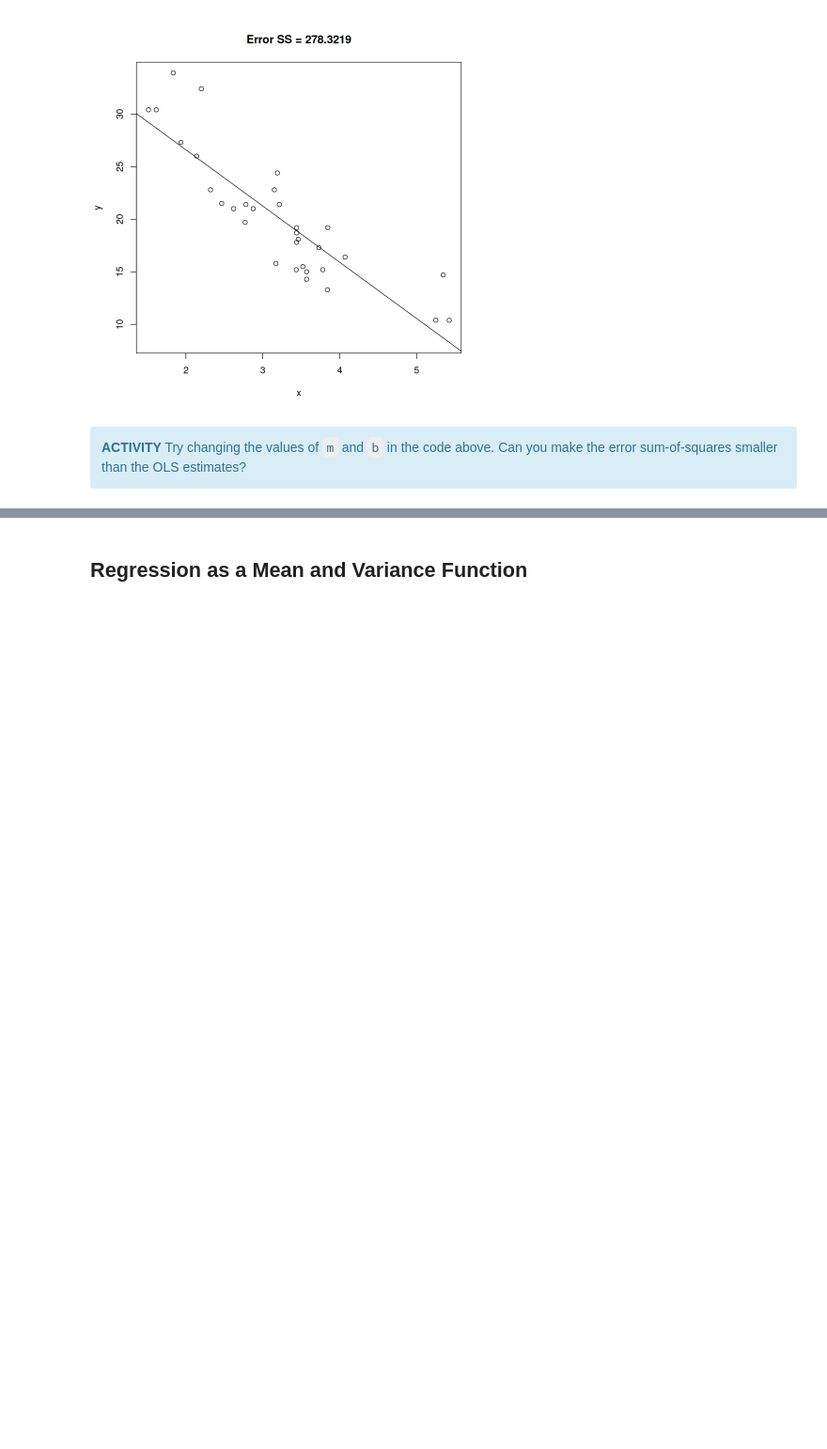
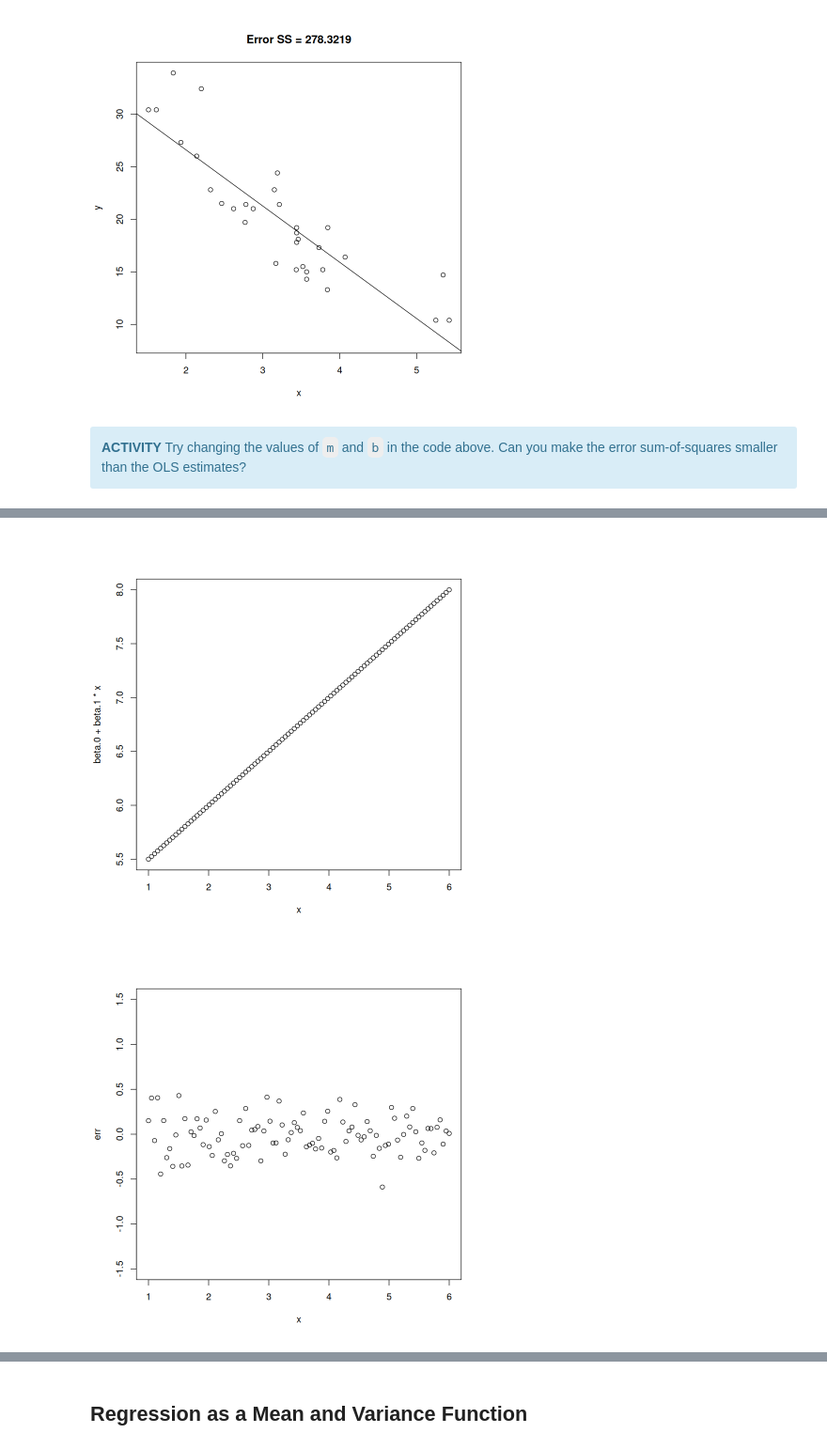
Before and after one commit to PCHN63101-Advanced-Data-Skills/Simple-Multiple-Regression, a Jupyter notebook: regression-workshop.ipynb, the cells around one changed output, grey strips where cells are left out. Shown at 94% size. Saved outputs shown, nothing was run; the diff lists cells and outputs as text; code cells hidden in the pictures; blank space fills up the shorter version.

```diff
--- a/regression-workshop.ipynb
+++ b/regression-workshop.ipynb
@@ -29,0 +63,7 @@ abline(coef=c(b,m))
+# %%
+plot(x,beta.0 + beta.1*x)       # fixed line
+plot(x,err, ylim=c(-1.5,1.5))   # random error
+plot(x,beta.0 + beta.1*x + err) # fixed line + random error (full model)
+# %% [output]
+[figure, added]
+[figure, added]
```
Also changed, not shown: parts of 20 cells of this notebook, 24 other files.
